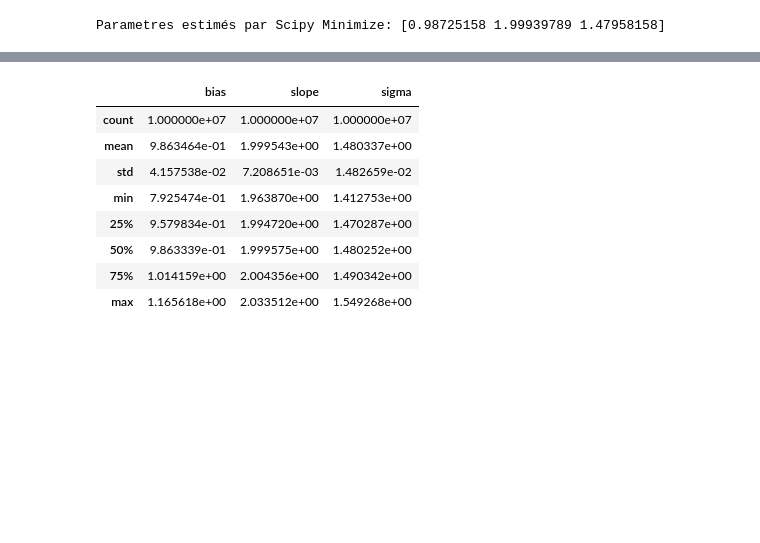
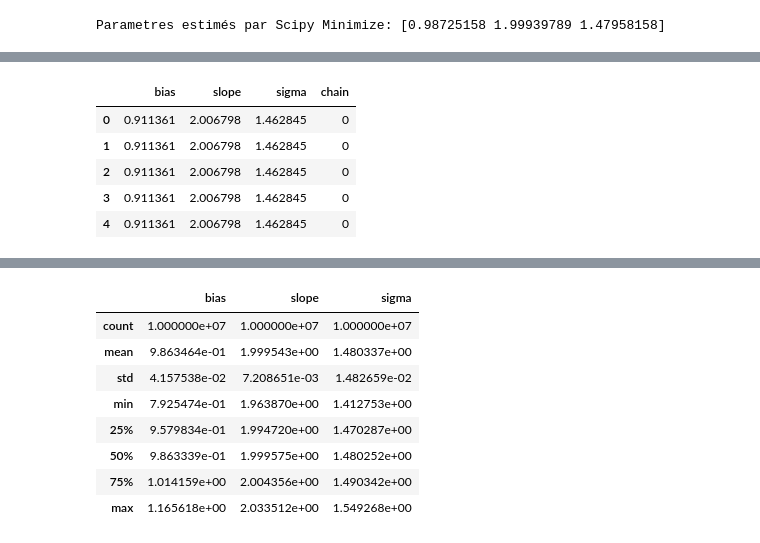
Before and after one commit to sylvielsstfr/JaxTutos, a Jupyter notebook: JAX-MC-Sampling.ipynb, the cells around one changed output, grey strips where cells are left out. Saved outputs shown, nothing was run; the diff lists cells and outputs as text; code cells hidden in the pictures; blank space fills up the shorter version.

```diff
--- a/JAX-MC-Sampling.ipynb
+++ b/JAX-MC-Sampling.ipynb
@@ -996,6 +1051,15 @@ df_res2 = pd.DataFrame(res2,columns=["bias","slope","sigma","chain"])
 df_res2['chain']=df_res2['chain'].map(int).map(str)
 # %%
 full_df_2 = pd.concat([df_res2, df_mini], ignore_index=True)
+# %%
+full_df_2.head()
+# %% [output]
+|  | bias | slope | sigma | chain |
+| 0 | 0.911361 | 2.006798 | 1.462845 | 0 |
+| 1 | 0.911361 | 2.006798 | 1.462845 | 0 |
+| 2 | 0.911361 | 2.006798 | 1.462845 | 0 |
+| 3 | 0.911361 | 2.006798 | 1.462845 | 0 |
+| 4 | 0.911361 | 2.006798 | 1.462845 | 0 |
 # %%
 g = sns.PairGrid(full_df_2[full_df_2["chain"].str.fullmatch('0|1|2|3|4|Min Scipy')],
                  diag_sharey=False,
```
Also changed, not shown: parts of 18 cells of this notebook.
